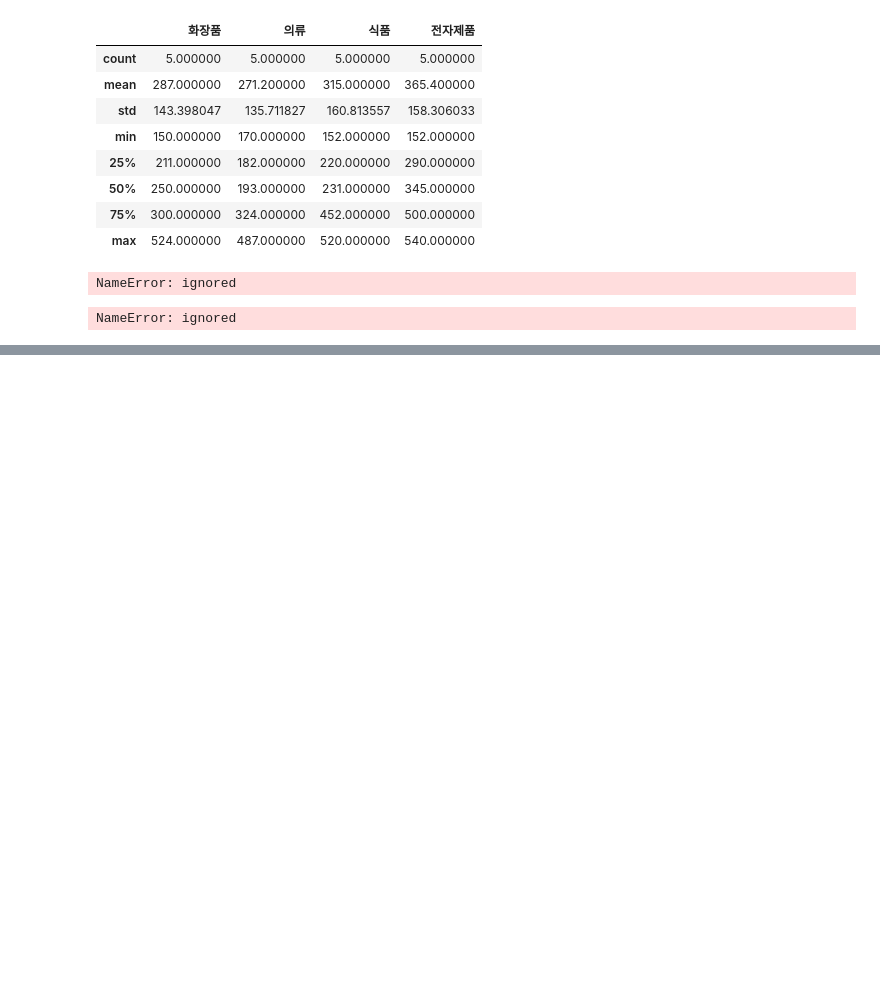
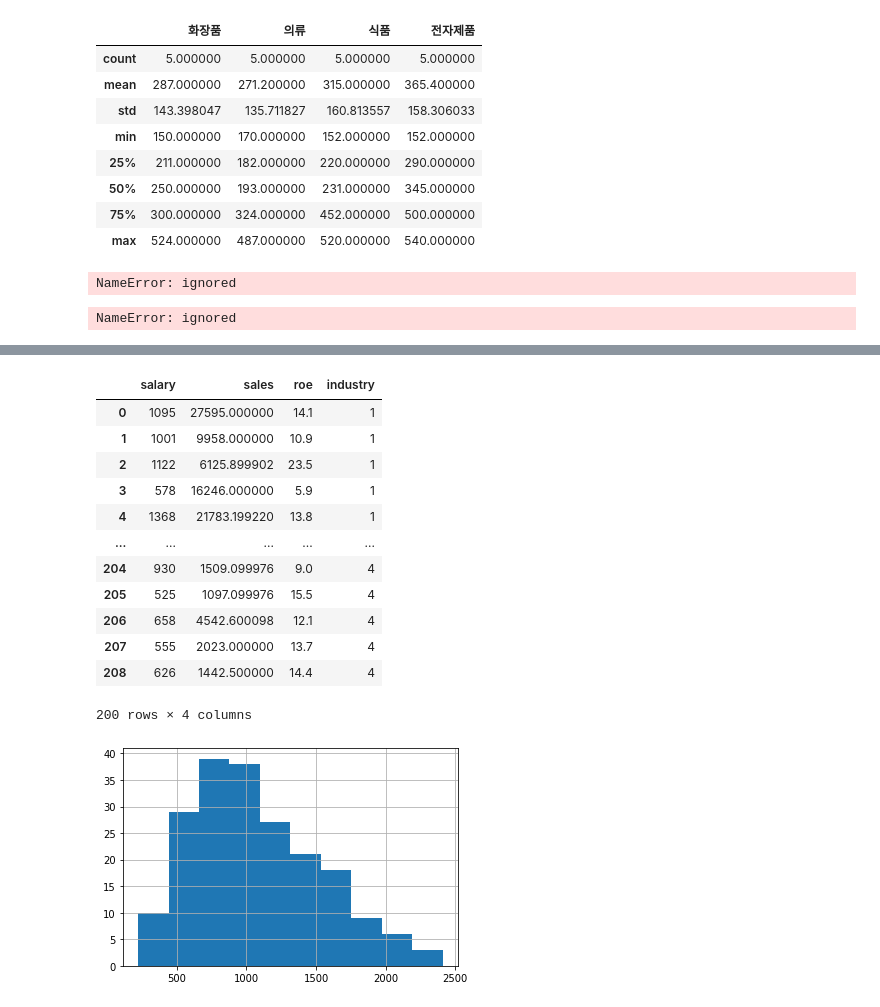
Before and after one commit to bigdatakang0000/START, a Jupyter notebook: 실습230103.ipynb, the cells around one changed output, grey strips where cells are left out. Drawn from its saved outputs; the diff is of its cells as text; code cells hidden in the pictures; blank space fills up the shorter version.

```diff
--- a/실습230103.ipynb
+++ b/실습230103.ipynb
@@ -275,0 +304,6 @@ df_sales2_mean
+# %%
+
+q1=df_salary["salary"].quantile(q=0.25)
+q3=df_salary["salary"].quantile(q=0.75)
+IQR=q3-q1
+IQR
@@ -275,0 +312,3 @@ df_sales2_mean
+# %%
+data_IQR=df_salary[(df_salary["salary"]<q3+IQR*1.5)&(df_salary["salary"]>q1-IQR*1.5)]
+data_IQR
@@ -275,0 +329,18 @@ df_sales2_mean
+# %%
+data_IQR["salary"].hist()
+data_IQR
+# %% [output]
+|  | salary | sales | roe | industry |
+| 0 | 1095 | 27595.000000 | 14.1 | 1 |
+| 1 | 1001 | 9958.000000 | 10.9 | 1 |
+| 2 | 1122 | 6125.899902 | 23.5 | 1 |
+| 3 | 578 | 16246.000000 | 5.9 | 1 |
+| 4 | 1368 | 21783.199220 | 13.8 | 1 |
+| ... | ... | ... | ... | ... |
+| 204 | 930 | 1509.099976 | 9.0 | 4 |
+| 205 | 525 | 1097.099976 | 15.5 | 4 |
+| 206 | 658 | 4542.600098 | 12.1 | 4 |
+| 207 | 555 | 2023.000000 | 13.7 | 4 |
+| 208 | 626 | 1442.500000 | 14.4 | 4 |
+200 rows × 4 columns
+[figure, added]
```
Also changed, not shown: parts of 7 cells of this notebook.
